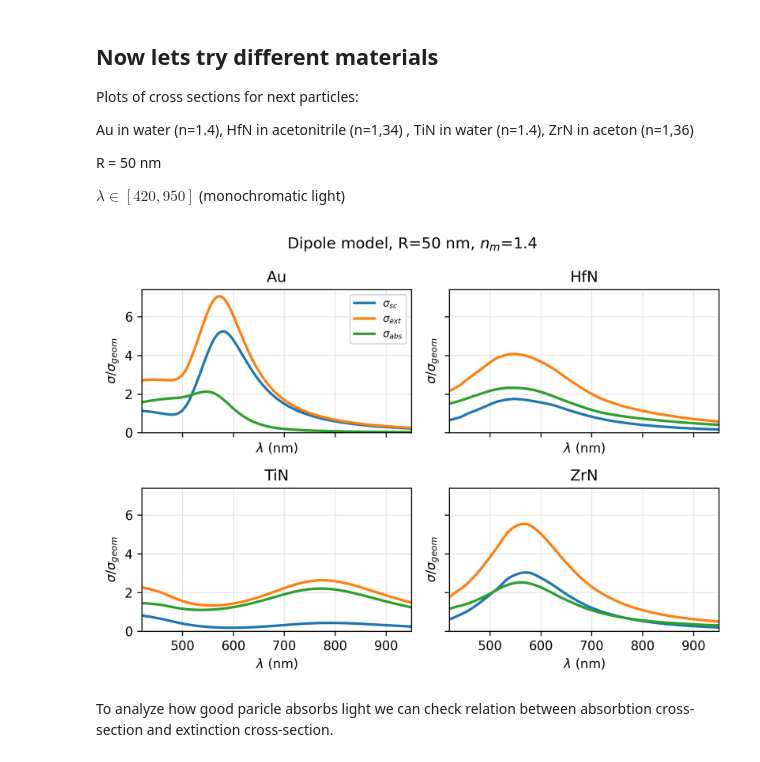
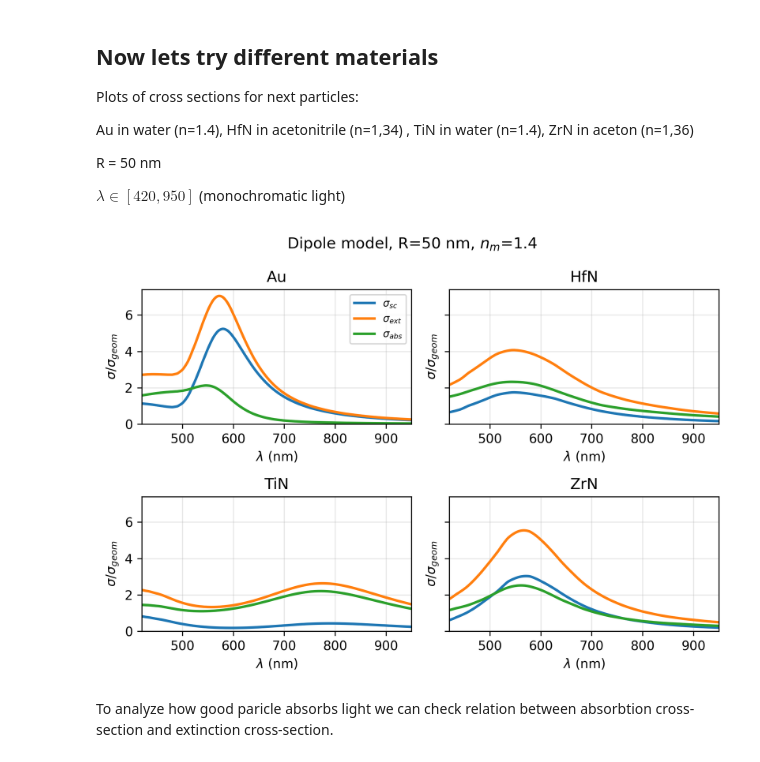
Before and after one commit to semyonbo/ReNEW-Gold-Alternative, a Jupyter notebook: plots.ipynb, the cells around one changed output. Drawn from its saved outputs; the diff is of its cells as text; code cells hidden in the pictures.

```diff
--- a/plots.ipynb
+++ b/plots.ipynb
@@ -165,36 +165,36 @@ $\lambda \in [420, 950]$  (monochromatic light)
 mats = ['Au', 'HfN', 'TiN', 'ZrN']
 media = [1.4, 1.34, 1.4, 1.36]
 wls = np.linspace(420, 950, 250)
 R = 50
 eps_m = (1.4)**2  # in water
 
-fig, axes = plt.subplots(2, 2, figsize=(7, 5), dpi=300, sharex=True, sharey=True)
+fig, axes = plt.subplots(2, 2, figsize=(7, 5), dpi=300, sharey=True)
 axes = axes.ravel()
 
 for i, mat in enumerate(mats):
     eps = get_interpolate(mat)
     Csca, Cext, Cabs = cross_sections(wls, R, eps, eps_m=media[i]**2)
 
     ax = axes[i]
     ax.plot(wls, Csca, label='$\\sigma_{sc}$', lw=2)
     ax.plot(wls, Cext, label='$\\sigma_{ext}$', lw=2)
     ax.plot(wls, Cabs, label='$\\sigma_{abs}$', lw=2)
     ax.set_title(mat)
     ax.grid(alpha=0.3)
 
 for ax in axes:
     ax.set_xlim(wls[0], wls[-1])
     ax.set_ylim(bottom=0)
     ax.set_xlabel('$\\lambda$ (nm)')
     ax.set_ylabel('$\\sigma/\\sigma_{geom}$')
 
 axes[0].legend(loc='best', fontsize=8)
 fig.suptitle(f'Dipole model, R={R} nm, $n_m$={np.sqrt(eps_m):.1f}')
-fig.tight_layout()
+plt.tight_layout()
 plt.savefig('plots/cross_sections_monochromatic_comparison.pdf', dpi=300)
 plt.show()
 # %% [output]
-[figure, old version]
+[figure, new version]
 # %% [markdown]
 To analyze how good paricle absorbs light we can check relation between absorbtion cross-section and extinction cross-section.
 # %%
```
Also changed, not shown: parts of 4 cells of this notebook, 6 other files.
